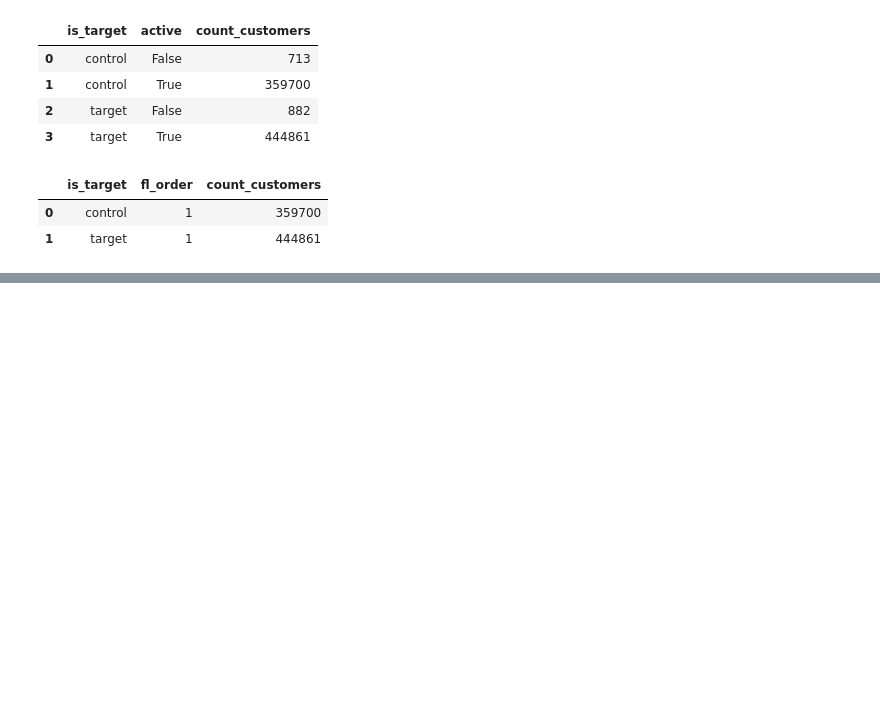
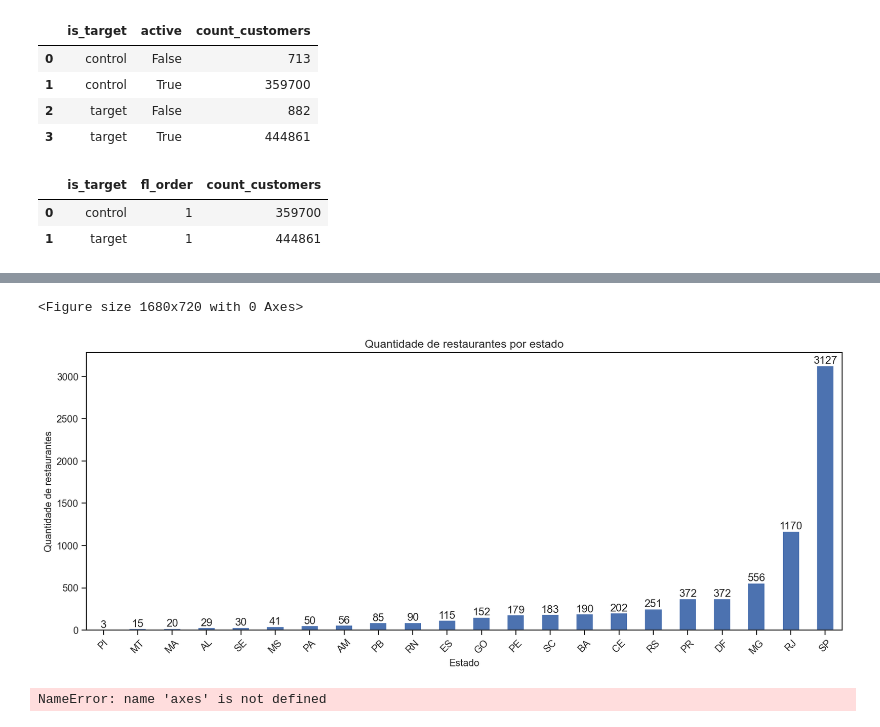
Before and after one commit to emilyara/ifood-case, a Jupyter notebook: notebook/analise_resultados.ipynb, the cells around one changed output, grey strips where cells are left out. Drawn from its saved outputs; the diff is of its cells as text; code cells hidden in the pictures; blank space fills up the shorter version.

```diff
--- a/notebook/analise_resultados.ipynb
+++ b/notebook/analise_resultados.ipynb
@@ -473,3 +684,68 @@ plt.show()
+# %%
+#========================
+# Restaurantes por estado
+#========================
+
+df_restaurantes_per_state = df_restaurants.groupby("merchant_state").agg(
+    count_restaurants=("id","count")
+).reset_index().sort_values(by="count_restaurants")
+
+df_restaurantes_per_state = df_restaurantes_per_state[df_restaurantes_per_state["merchant_state"] != "AC"] # amostra muito pequena, pode sujar a análise
+
+
+
+
+
+plt.figure()
+ax = df_restaurantes_per_state.plot(
+    kind='bar',
+    x="merchant_state",
+    y="count_restaurants",
+    legend=False
+)
+# adicionar labels
+for container in ax.containers:
+    for bar in container:
+        height = bar.get_height()
+        ax.text(
+            bar.get_x() + bar.get_width() / 2,
+            height,
+            f"{height:.0f}",
+            ha="center",
+            va="bottom"
+        )
+
+plt.title("Quantidade de restaurantes por estado")
+plt.xlabel("Estado")
+plt.ylabel("Quantidade de restaurantes")
+plt.xticks(rotation=45)
+plt.tight_layout()
+plt.show()
+# %% [output]
+<Figure size 1680x720 with 0 Axes>
+[figure, added]
+# %%
+#==============
+# Dia da semana
+#==============
+
+df_week_day = con.execute("""
+    SELECT
+        a.is_target,
+        extract(dow from order_created_at) AS day_of_week,
+        COUNT(distinct c.customer_id) AS customers_amount,
+        COUNT(o.order_id) * 1.0 / COUNT(DISTINCT c.customer_id) AS orders_per_user,
+        SUM(o.order_total_amount) * 1.0 / COUNT(DISTINCT c.customer_id) AS total_spent_per_user,
+        AVG(o.order_total_amount) * 1.0 / COUNT(DISTINCT c.customer_id) AS avg_spent_per_user
+    FROM customers c
+    LEFT JOIN ab_test a ON c.customer_id = a.customer_id
+    LEFT JOIN orders o ON c.customer_id = o.customer_id
+    LEFT JOIN restaurants r ON o.merchant_id = r.id
+    GROUP BY 1,2
+    ORDER BY 1,2
+""").fetchdf()
+# %% [output]
+NameError: name 'axes' is not defined
 # %%
 
 plt.figure()
```
Also changed, not shown: parts of 20 cells of this notebook.
